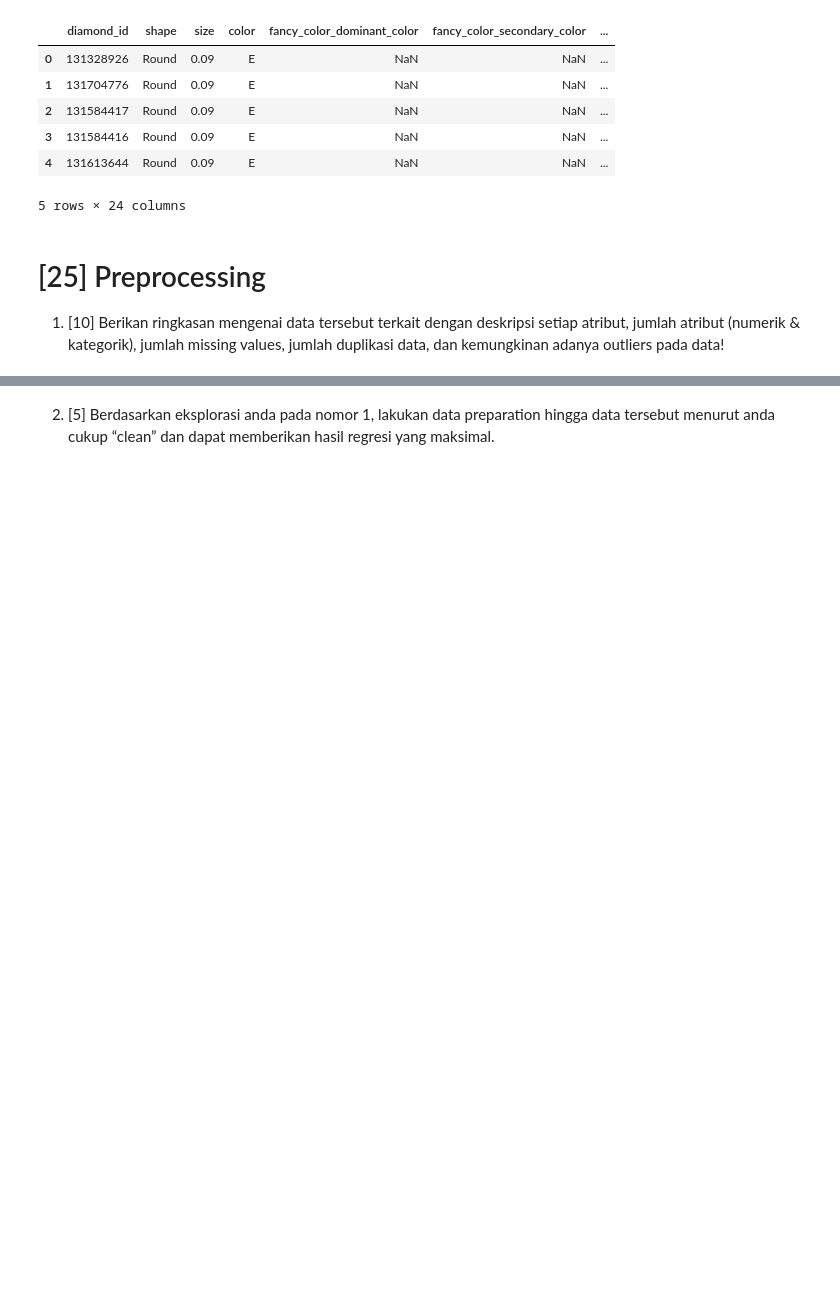
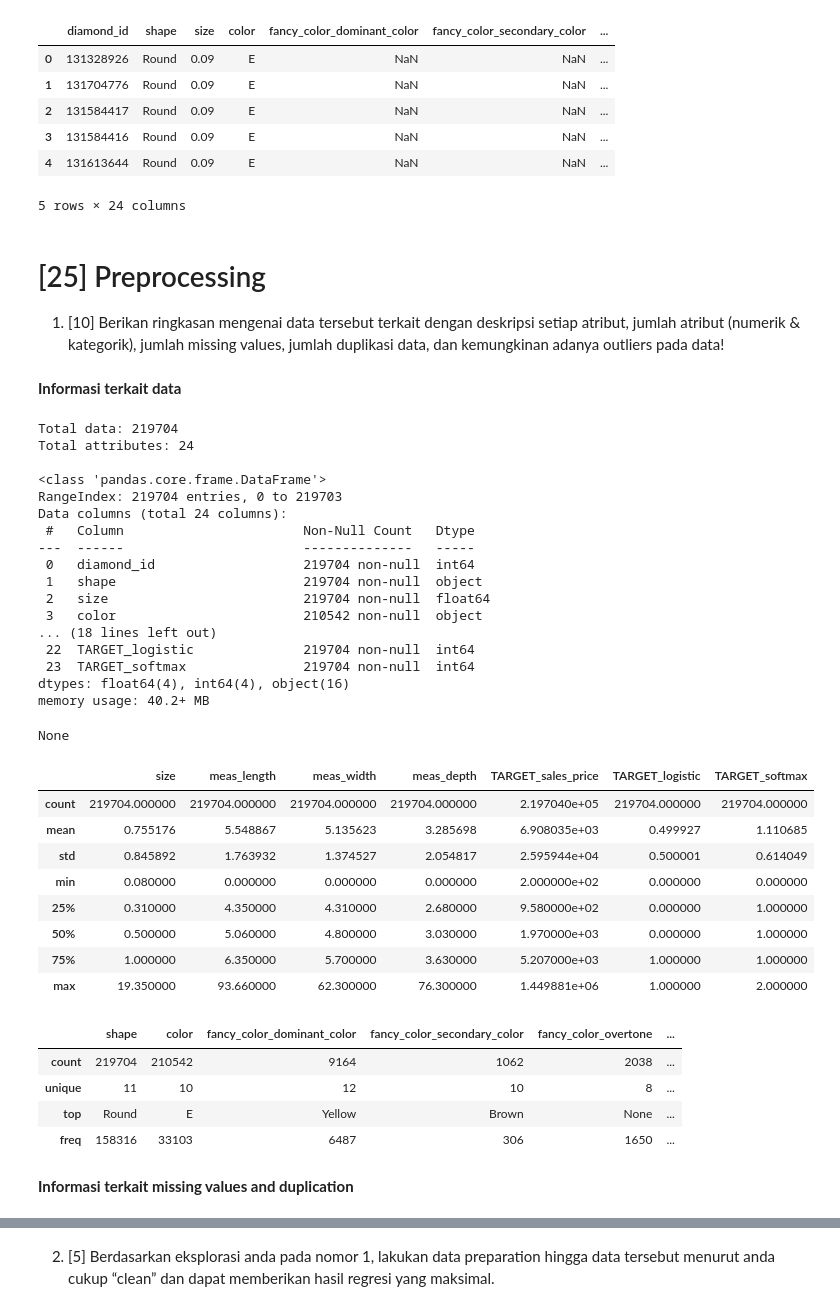
Before and after one commit to faisaladisoe/kasdd-tugas, a Jupyter notebook: Tugas 3/Tugas_3_KASDD.ipynb, the cells around one changed output, grey strips where cells are left out. Cells and saved outputs as stored; diff of their text form; code cells hidden in the pictures; blank space fills up the shorter version.

```diff
--- a/Tugas 3/Tugas_3_KASDD.ipynb
+++ b/Tugas 3/Tugas_3_KASDD.ipynb
@@ -117,0 +116,55 @@ df.head()
+# %% [markdown]
+**Informasi terkait data**
+# %%
+# Berikan jawaban 1 di sini
+
+# Total data and Total attributes (numeric and categoric)
+total_rows, total_attributes = df.shape
+print("Total data:", total_rows)
+print("Total attributes:", total_attributes)
+print()
+
+# Info about attributes
+display(df.info())
+print()
+
+# Statistics of each attributes
+numericData = df.drop(columns = df.columns[0]).describe() #decide to drop the id
+categoricData = df.describe(include = object)
+display(numericData)
+display(categoricData)
+# %% [output]
+Total data: 219704
+Total attributes: 24
+
+<class 'pandas.core.frame.DataFrame'>
+RangeIndex: 219704 entries, 0 to 219703
+Data columns (total 24 columns):
+ #   Column                       Non-Null Count   Dtype
+---  ------                       --------------   -----
+ 0   diamond_id                   219704 non-null  int64
+ 1   shape                        219704 non-null  object
+ 2   size                         219704 non-null  float64
+ 3   color                        210542 non-null  object
+... (18 lines left out)
+ 22  TARGET_logistic              219704 non-null  int64
+ 23  TARGET_softmax               219704 non-null  int64
+dtypes: float64(4), int64(4), object(16)
+memory usage: 40.2+ MB
+None
+|  | size | meas_length | meas_width | meas_depth | TARGET_sales_price | TARGET_logistic | TARGET_softmax |
+| count | 219704.000000 | 219704.000000 | 219704.000000 | 219704.000000 | 2.197040e+05 | 219704.000000 | 219704.000000 |
+| mean | 0.755176 | 5.548867 | 5.135623 | 3.285698 | 6.908035e+03 | 0.499927 | 1.110685 |
+| std | 0.845892 | 1.763932 | 1.374527 | 2.054817 | 2.595944e+04 | 0.500001 | 0.614049 |
+| min | 0.080000 | 0.000000 | 0.000000 | 0.000000 | 2.000000e+02 | 0.000000 | 0.000000 |
+| 25% | 0.310000 | 4.350000 | 4.310000 | 2.680000 | 9.580000e+02 | 0.000000 | 1.000000 |
+| 50% | 0.500000 | 5.060000 | 4.800000 | 3.030000 | 1.970000e+03 | 0.000000 | 1.000000 |
+| 75% | 1.000000 | 6.350000 | 5.700000 | 3.630000 | 5.207000e+03 | 1.000000 | 1.000000 |
+| max | 19.350000 | 93.660000 | 62.300000 | 76.300000 | 1.449881e+06 | 1.000000 | 2.000000 |
+|  | shape | color | fancy_color_dominant_color | fancy_color_secondary_color | fancy_color_overtone | ... |
+| count | 219704 | 210542 | 9164 | 1062 | 2038 | ... |
+| unique | 11 | 10 | 12 | 10 | 8 | ... |
+| top | Round | E | Yellow | Brown | None | ... |
+| freq | 158316 | 33103 | 6487 | 306 | 1650 | ... |
+# %% [markdown]
+**Informasi terkait missing values and duplication**
```
Also changed, not shown: parts of 14 cells of this notebook.
